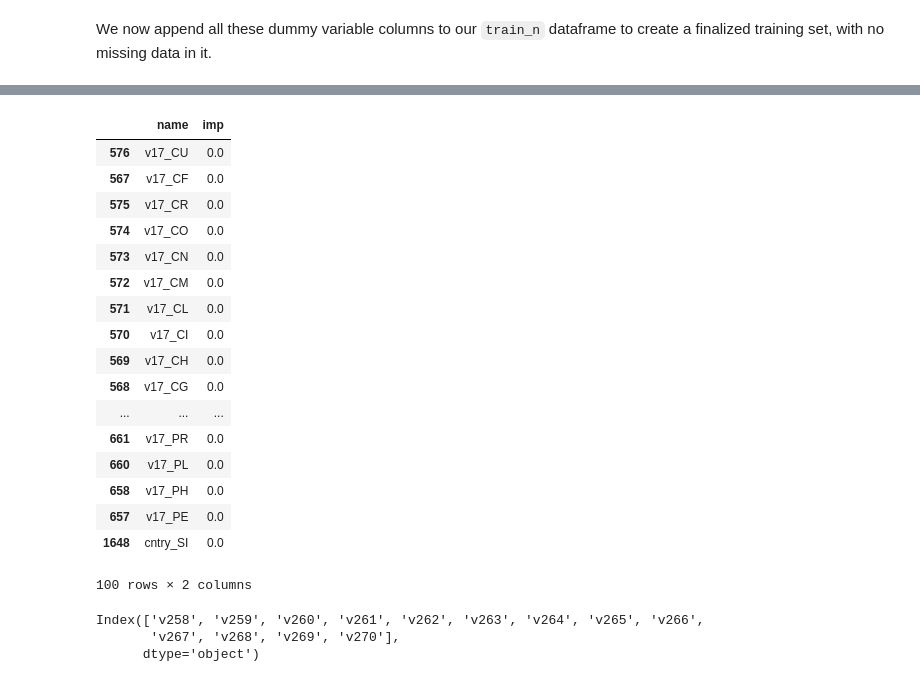
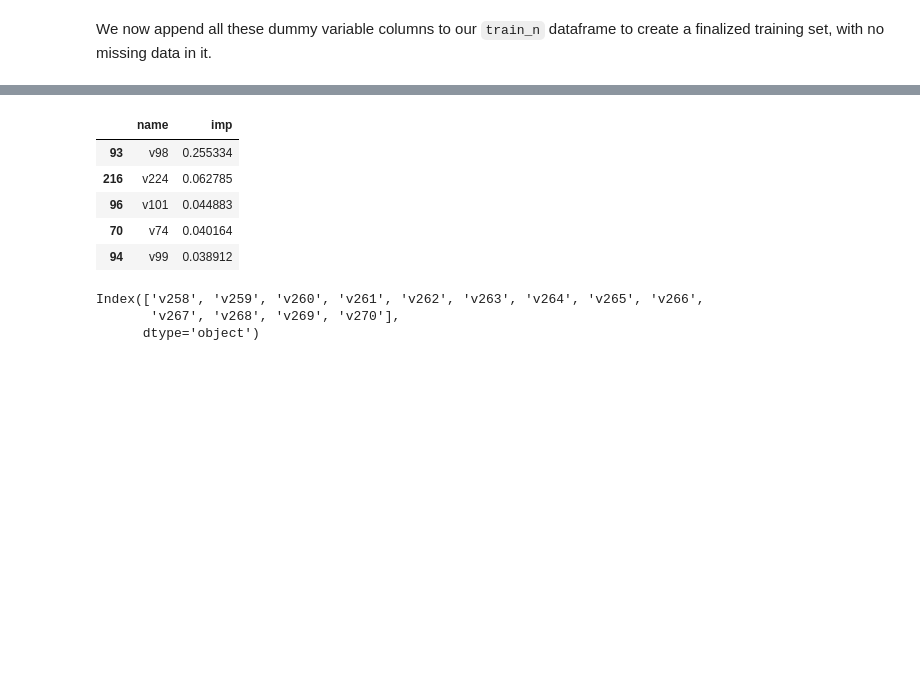
Before and after one commit to jtswiat/Life-Satisfaction, a Jupyter notebook: data_cleaning_imputation.ipynb, the cells around one changed output, grey strips where cells are left out. Drawn from its saved outputs; the diff is of its cells as text; code cells hidden in the pictures; blank space fills up the shorter version.

```diff
--- a/data_cleaning_imputation.ipynb
+++ b/data_cleaning_imputation.ipynb
@@ -5,8 +5,8 @@ import numpy as np
 Reading in the training and test data we well as the column name to column label mapping file created in `column_name.ipynb`
 # %%
 codebook=pd.read_csv(r"C:\Users\Jack\Desktop\Project441\column_name_file_clean.csv")
-train=pd.read_csv(r"C:\Users\Jack\Desktop\Project441\train.csv")
-test=pd.read_csv(r"C:\Users\Jack\Desktop\Project441\test.csv")
+train=pd.read_csv(r"C:\Users\Jack\Desktop\Project441\Data\trainWithMissingCounts.csv")
+test=pd.read_csv(r"C:\Users\Jack\Desktop\Project441\Data\testWithMissingCounts.csv")
 # %% [markdown]
 For all columns, values of `.a,.b,.c,.d` or  `.` have different meanings, typically `Nothing, Not applicable, Refusal, Don't know` or `No answer`.
 
@@ -180,26 +171,14 @@ import seaborn as sns
 # %%
 imp=pd.DataFrame({'name':train_n.columns,'imp':gbm.feature_importances_})
 # %%
-imp.sort_values('imp',ascending=False).tail(100)
+imp.sort_values('imp',ascending=False).head()
 # %% [output]
 |  | name | imp |
-| 576 | v17_CU | 0.0 |
-| 567 | v17_CF | 0.0 |
-| 575 | v17_CR | 0.0 |
-| 574 | v17_CO | 0.0 |
-| 573 | v17_CN | 0.0 |
-| 572 | v17_CM | 0.0 |
-| 571 | v17_CL | 0.0 |
-| 570 | v17_CI | 0.0 |
-| 569 | v17_CH | 0.0 |
-| 568 | v17_CG | 0.0 |
-| ... | ... | ... |
-| 661 | v17_PR | 0.0 |
-| 660 | v17_PL | 0.0 |
-| 658 | v17_PH | 0.0 |
-| 657 | v17_PE | 0.0 |
-| 1648 | cntry_SI | 0.0 |
+| 93 | v98 | 0.255334 |
+| 216 | v224 | 0.062785 |
+| 96 | v101 | 0.044883 |
+| 70 | v74 | 0.040164 |
+| 94 | v99 | 0.038912 |
-100 rows × 2 columns
 # %%
 pred=pd.DataFrame(gbm.predict_proba(test_n))
 # %%
```
Also changed, not shown: parts of 11 cells of this notebook.
